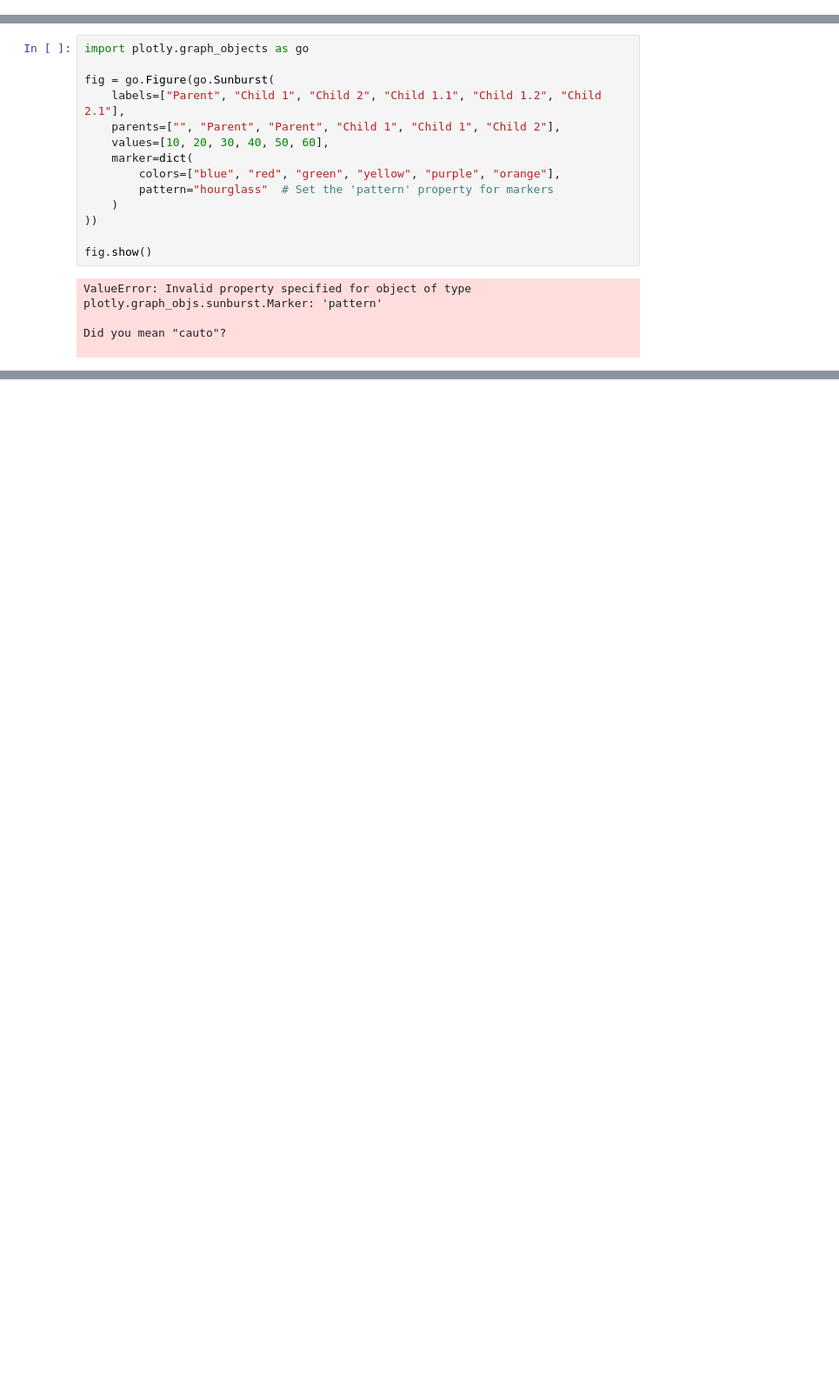
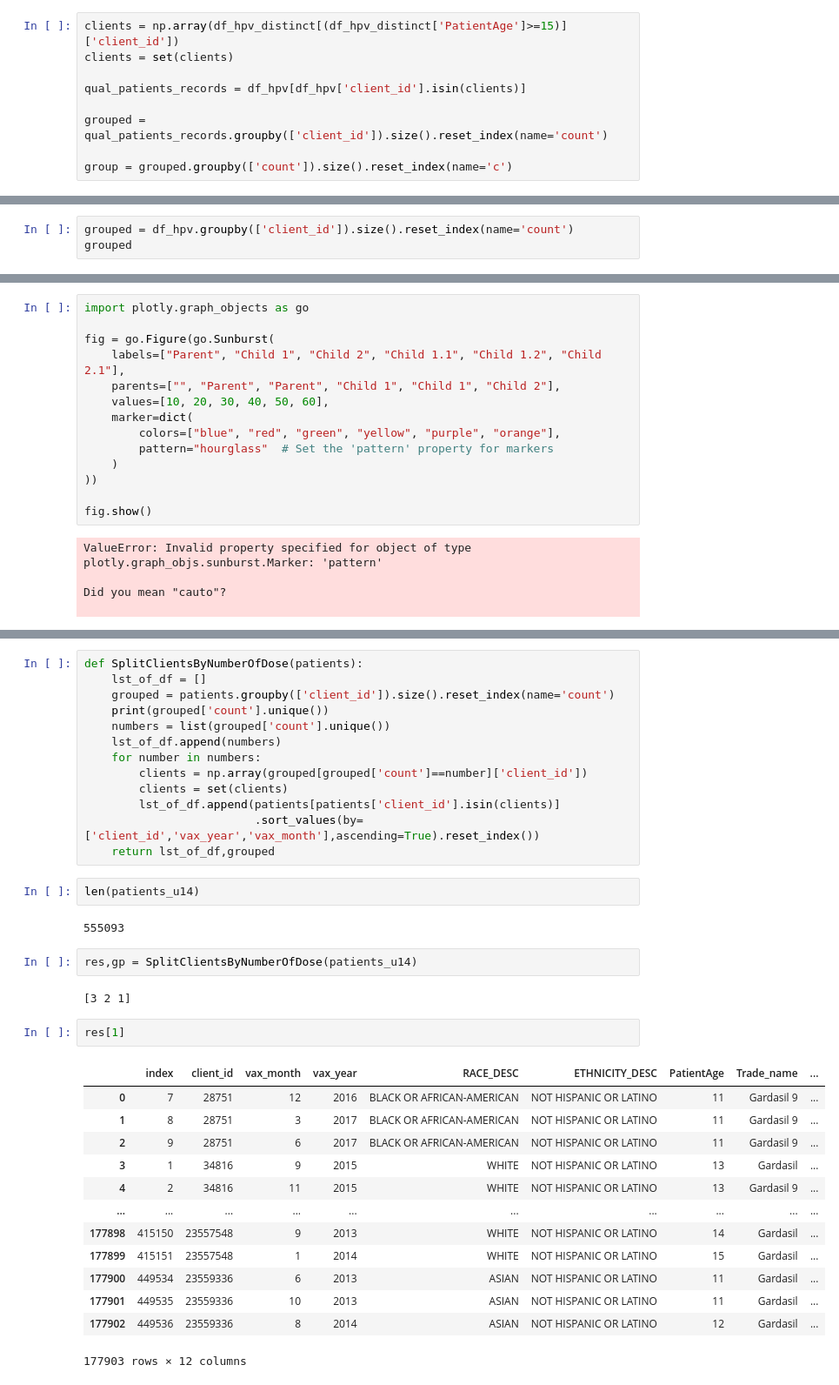
Before and after one commit to ZihanDing/EHR_project, a Jupyter notebook: HpvVaccine/Dose_Period_Analysis.ipynb, the cells around one changed output, grey strips where cells are left out. Shown: that part at 87% size. Saved outputs shown, nothing was run; the diff lists cells and outputs as text; blank space fills up the shorter version.

Commit message:
update distinct dataset

```diff
--- a/HpvVaccine/Dose_Period_Analysis.ipynb
+++ b/HpvVaccine/Dose_Period_Analysis.ipynb
@@ -600,0 +494,9 @@ array([14, 11, 12, ..., 12, 12, 12])
+# %%
+clients = np.array(df_hpv_distinct[(df_hpv_distinct['PatientAge']>=15)]['client_id'])
+clients = set(clients)
+
+qual_patients_records = df_hpv[df_hpv['client_id'].isin(clients)]
+
+grouped = qual_patients_records.groupby(['client_id']).size().reset_index(name='count')
+
+group = grouped.groupby(['count']).size().reset_index(name='c')
@@ -600,0 +516,3 @@ array([14, 11, 12, ..., 12, 12, 12])
+# %%
+grouped = df_hpv.groupby(['client_id']).size().reset_index(name='count')
+grouped
@@ -630,0 +682,37 @@ Did you mean "cauto"?
+# %%
+def SplitClientsByNumberOfDose(patients):
+    lst_of_df = []
+    grouped = patients.groupby(['client_id']).size().reset_index(name='count')
+    print(grouped['count'].unique())
+    numbers = list(grouped['count'].unique())
+    lst_of_df.append(numbers)
+    for number in numbers:
+        clients = np.array(grouped[grouped['count']==number]['client_id'])
+        clients = set(clients)
+        lst_of_df.append(patients[patients['client_id'].isin(clients)]
+                         .sort_values(by=['client_id','vax_year','vax_month'],ascending=True).reset_index())
+    return lst_of_df,grouped
+# %%
+len(patients_u14)
+# %% [output]
+555093
+# %%
+res,gp = SplitClientsByNumberOfDose(patients_u14)
+# %% [output]
+[3 2 1]
+# %%
+res[1]
+# %% [output]
+|  | index | client_id | vax_month | vax_year | RACE_DESC | ETHNICITY_DESC | PatientAge | Trade_name | ... |
+| 0 | 7 | 28751 | 12 | 2016 | BLACK OR AFRICAN-AMERICAN | NOT HISPANIC OR LATINO | 11 | Gardasil 9 | ... |
+| 1 | 8 | 28751 | 3 | 2017 | BLACK OR AFRICAN-AMERICAN | NOT HISPANIC OR LATINO | 11 | Gardasil 9 | ... |
+| 2 | 9 | 28751 | 6 | 2017 | BLACK OR AFRICAN-AMERICAN | NOT HISPANIC OR LATINO | 11 | Gardasil 9 | ... |
+| 3 | 1 | 34816 | 9 | 2015 | WHITE | NOT HISPANIC OR LATINO | 13 | Gardasil | ... |
+| 4 | 2 | 34816 | 11 | 2015 | WHITE | NOT HISPANIC OR LATINO | 13 | Gardasil 9 | ... |
+| ... | ... | ... | ... | ... | ... | ... | ... | ... | ... |
+| 177898 | 415150 | 23557548 | 9 | 2013 | WHITE | NOT HISPANIC OR LATINO | 14 | Gardasil | ... |
+| 177899 | 415151 | 23557548 | 1 | 2014 | WHITE | NOT HISPANIC OR LATINO | 15 | Gardasil | ... |
+| 177900 | 449534 | 23559336 | 6 | 2013 | ASIAN | NOT HISPANIC OR LATINO | 11 | Gardasil | ... |
+| 177901 | 449535 | 23559336 | 10 | 2013 | ASIAN | NOT HISPANIC OR LATINO | 11 | Gardasil | ... |
+| 177902 | 449536 | 23559336 | 8 | 2014 | ASIAN | NOT HISPANIC OR LATINO | 12 | Gardasil | ... |
+177903 rows × 12 columns
```
Also changed, not shown: parts of 77 cells of this notebook, 2 other files.
